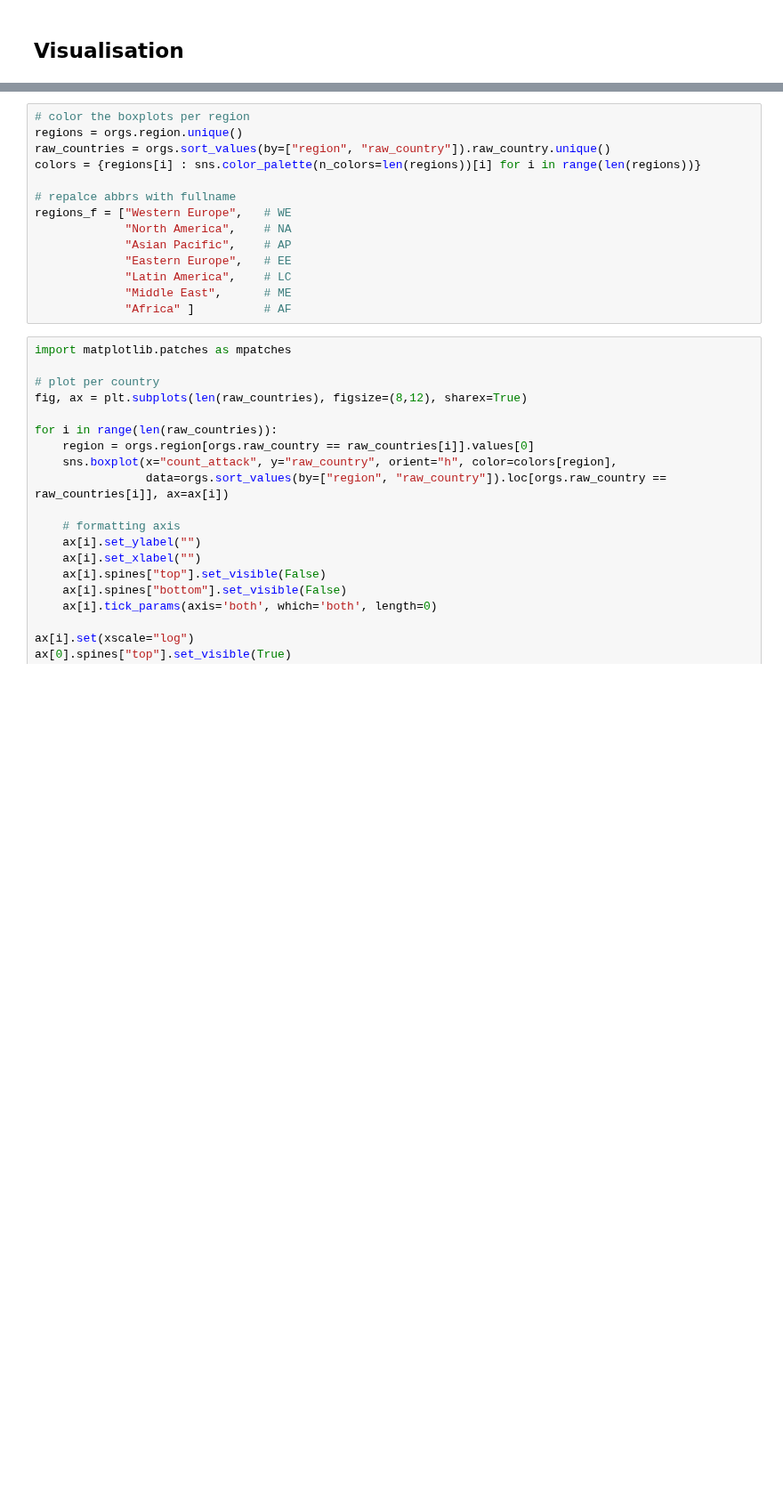
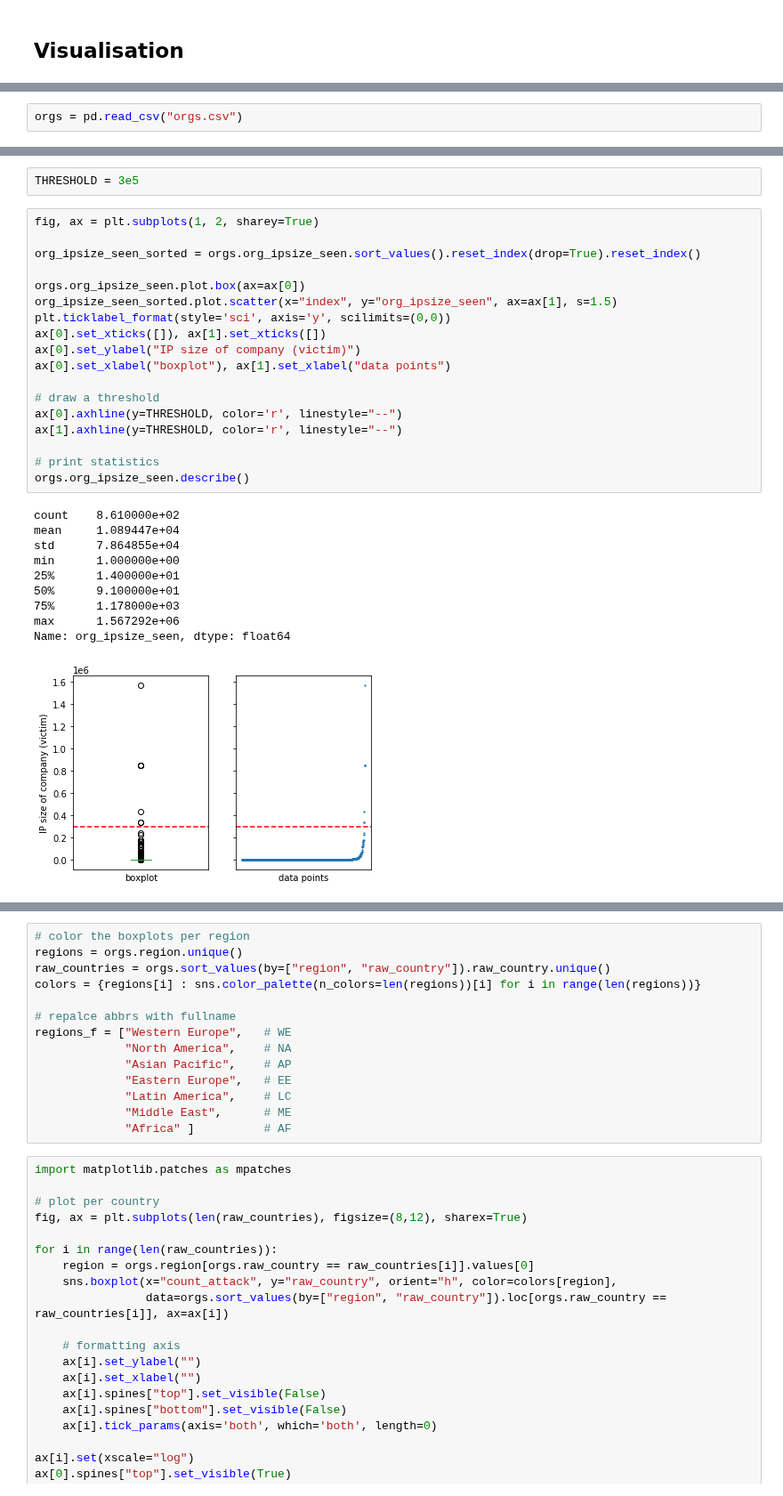
Before and after one commit to WKSu/WM0824TU-economics-of-cybersecurity-DDoS, a Jupyter notebook: block4-SecurityEconomics/hosting-provider-org.ipynb, the cells around one changed output, grey strips where cells are left out. Shown at 89% size. Drawn from its saved outputs; the diff is of its cells as text; blank space fills up the shorter version.

Commit message:
Add IP size analysis

```diff
--- a/block4-SecurityEconomics/hosting-provider-org.ipynb
+++ b/block4-SecurityEconomics/hosting-provider-org.ipynb
@@ -117,0 +82,2 @@ orgs
+# %%
+orgs = pd.read_csv("orgs.csv")
@@ -117,0 +97,31 @@ orgs
+# %%
+THRESHOLD = 3e5
+# %%
+fig, ax = plt.subplots(1, 2, sharey=True)
+
+org_ipsize_seen_sorted = orgs.org_ipsize_seen.sort_values().reset_index(drop=True).reset_index()
+
+orgs.org_ipsize_seen.plot.box(ax=ax[0])
+org_ipsize_seen_sorted.plot.scatter(x="index", y="org_ipsize_seen", ax=ax[1], s=1.5)
+plt.ticklabel_format(style='sci', axis='y', scilimits=(0,0))
+ax[0].set_xticks([]), ax[1].set_xticks([])
+ax[0].set_ylabel("IP size of company (victim)")
+ax[0].set_xlabel("boxplot"), ax[1].set_xlabel("data points")
+
+# draw a threshold
+ax[0].axhline(y=THRESHOLD, color='r', linestyle="--")
+ax[1].axhline(y=THRESHOLD, color='r', linestyle="--")
+
+# print statistics
+orgs.org_ipsize_seen.describe()
+# %% [output]
+count    8.610000e+02
+mean     1.089447e+04
+std      7.864855e+04
+min      1.000000e+00
+25%      1.400000e+01
+50%      9.100000e+01
+75%      1.178000e+03
+max      1.567292e+06
+Name: org_ipsize_seen, dtype: float64
+[figure, added]
```
Also changed, not shown: parts of 13 cells of this notebook.
